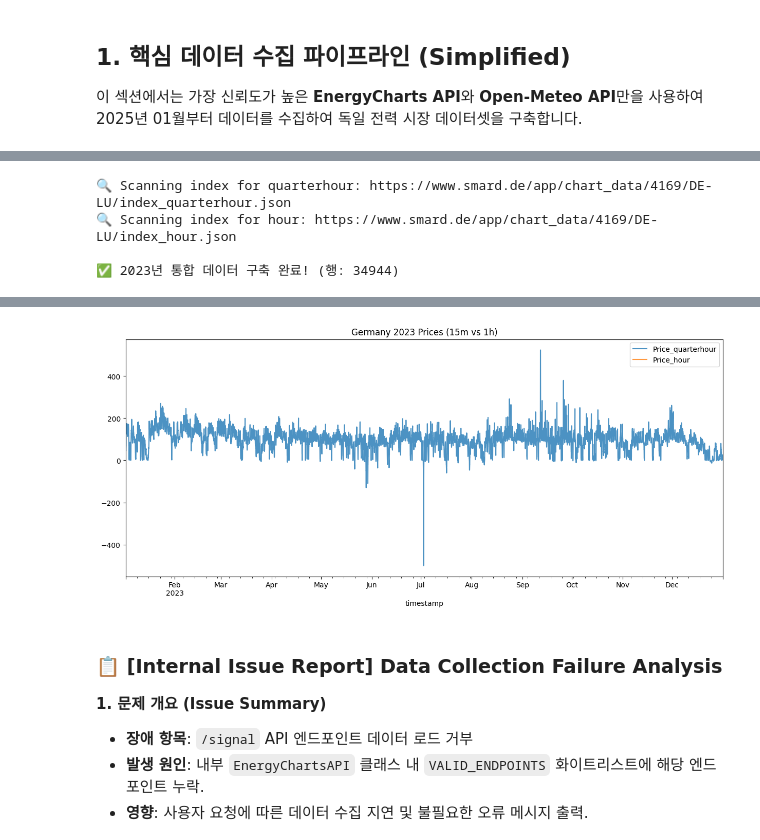
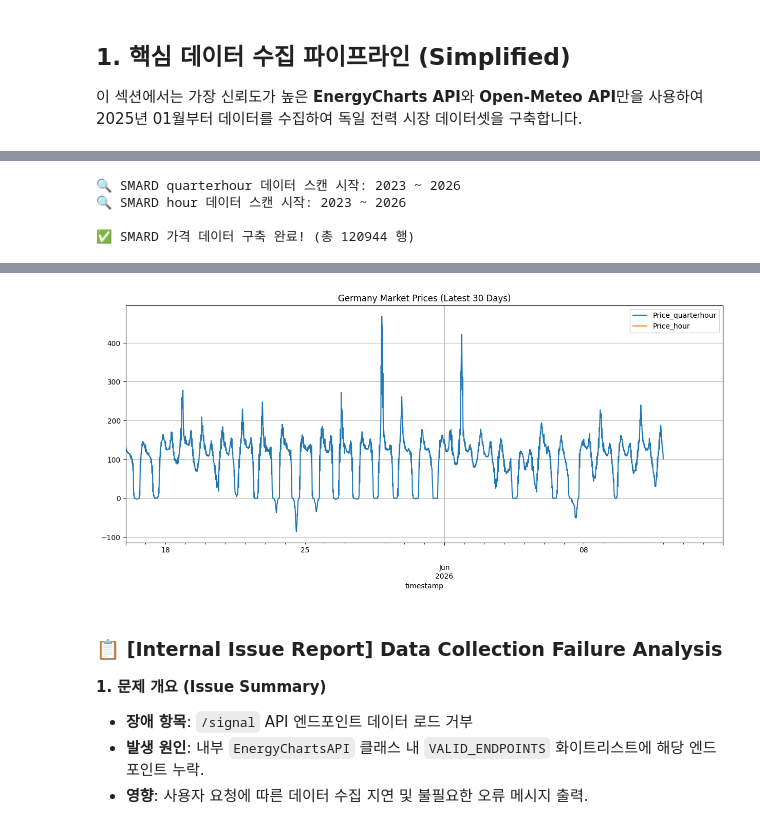
Before and after one commit to Giraffe-Shin/trading, a Jupyter notebook: 독일전력분석_데이터수집.ipynb, the cells around one changed output, grey strips where cells are left out. Drawn from its saved outputs; the diff is of its cells as text; code cells hidden in the pictures.

```diff
--- a/독일전력분석_데이터수집.ipynb
+++ b/독일전력분석_데이터수집.ipynb
@@ -349,34 +389,39 @@ except Exception as e:
 import pandas as pd
 import requests
 import time
+from datetime import datetime
 
-def fetch_smard_data_for_year(
-    year=2023, filter_id="4169", region="DE-LU", resolution="quarterhour"
-):
+def fetch_smard_data(start_year=2023, filter_id="4169", region="DE-LU", resolution="quarterhour"):
+    """
+    SMARD API에서 시작 연도부터 현재까지의 데이터를 수집합니다.
+    """
     base_url = "https://www.smard.de/app/chart_data"
     headers = {
         "User-Agent": "Mozilla/5.0 (Windows NT 10.0; Win64; x64) AppleWebKit/537.36"
     }
 
-    start_ms = int(pd.Timestamp(f"{year}-01-01", tz="UTC").timestamp() * 1000)
-    end_ms = int(pd.Timestamp(f"{year}-12-31 23:59:59", tz="UTC").timestamp() * 1000)
+    current_date = datetime.now()
+    end_year = current_date.year
+    all_data_frames = []
 
+    print(f"🔍 SMARD {resolution} 데이터 스캔 시작: {start_year} ~ {end_year}")
+
+    # 1. 인덱스 파일에서 사용 가능한 모든 타임스탬프 확보
     index_url = f"{base_url}/{filter_id}/{region}/index_{resolution}.json"
-    print(f"🔍 Scanning index for {resolution}: {index_url}")
-
     try:
         index_res = requests.get(index_url, headers=headers, timeout=15)
         index_res.raise_for_status()
         all_timestamps = index_res.json().get("timestamps", [])
     except Exception as e:
-        print(f"❌ Failed to fetch index: {e}")
+        print(f"❌ 인덱스 로드 실패: {e}")
         return None
 
-    target_timestamps = [ts for ts in all_timestamps if start_ms <= ts <= end_ms]
+    # 2. 시작 시점(start_year-01-01) 이후의 타임스탬프만 필터링
+    start_ms = int(pd.Timestamp(f"{start_year}-01-01", tz="UTC").timestamp() * 1000)
+    target_timestamps = [ts for ts in all_timestamps if ts >= start_ms]
+
     if not target_timestamps:
-        preceding = [ts for ts in all_timestamps if ts < start_ms]
-        if preceding: target_timestamps = [preceding[-1]]
-        else: return None
+        return None
 
     all_series = []
     for ts in target_timestamps:
@@ -385,41 +430,47 @@ def fetch_smard_data_for_year(
             res = requests.get(data_url, headers=headers, timeout=15)
             if res.status_code == 200:
                 all_series.extend(res.json().get("series", []))
-            time.sleep(0.1)
-        except: continue
+            time.sleep(0.1) # 서버 부하 방지
+        except:
+            continue
 
-    if not all_series: return None
+    if not all_series:
+        return None
 
+    # 3. 데이터프레임 생성 및 정제
     df = pd.DataFrame(all_series, columns=["timestamp", f"Price_{resolution}"])
     df["timestamp"] = pd.to_datetime(df["timestamp"], unit="ms", utc=True).dt.tz_convert("Europe/Berlin")
     df.set_index("timestamp", inplace=True)
+    df.index = df.index.tz_localize(None) # 타임존 제거
     df = df.sort_index()
     df = df[~df.index.duplicated(keep="first")]
 
-    return df.loc[f"{year}-01-01":f"{year}-12-31 23:59:59"]
+    return df
 
-# 1. 15분 단위 데이터 호출
-df_15min = fetch_smard_data_for_year(year=2023, resolution="quarterhour")
+# --- 실행부 ---
+# 1. 15분 및 1시간 단위 데이터 수집 (2023년부터 현재까지)
+df_15min = fetch_smard_data(start_year=2023, resolution="quarterhour")
+df_1hour = fetch_smard_data(start_year=2023, resolution="hour")
 
-# 2. 1시간 단위 데이터 호출
-df_1hour = fetch_smard_data_for_year(year=2023, resolution="hour")
+# 2. 데이터 결합
+if df_15min is not None and df_1hour is not None:
+    # 두 데이터를 Join하여 통합
+    df_combined_prices = df_15min.join(df_1hour, how="left")
 
-# 3. 두 데이터를 열(Column)로 결합
-if df_15min is not None and df_1hour is not None:
-    # 15분 데이터프레임의 이름을 명확히 변경 후 Join
-    df_combined_2023 = df_15min.join(df_1hour, how="left")
+    # 이전 코드와의 호환성을 위해 변수 할당
+    df_combined_2023 = df_combined_prices
 
-    print(f"\n✅ 2023년 통합 데이터 구축 완료! (행: {len(df_combined_2023)})")
-    display(df_combined_2023.head(10))
+    print(f"\n✅ SMARD 가격 데이터 구축 완료! (총 {len(df_combined_prices)} 행)")
+    display(df_combined_prices.tail())
 
-    # 결과 시각화
-    df_combined_2023.plot(figsize=(15, 6), title='Germany 2023 Prices (15m vs 1h)', alpha=0.8)
+    # 결과 시각화 (최근 30일 데이터 위주)
+    df_combined_prices.tail(24*4*30).plot(figsize=(15, 6), title='Germany Market Prices (Latest 30 Days)', grid=True)
 else:
     print("❌ 데이터 호출 중 오류가 발생했습니다.")
 # %% [output]
-🔍 Scanning index for quarterhour: https://www.smard.de/app/chart_data/4169/DE-LU/index_quarterhour.json
-🔍 Scanning index for hour: https://www.smard.de/app/chart_data/4169/DE-LU/index_hour.json
+🔍 SMARD quarterhour 데이터 스캔 시작: 2023 ~ 2026
+🔍 SMARD hour 데이터 스캔 시작: 2023 ~ 2026
 
-✅ 2023년 통합 데이터 구축 완료! (행: 34944)
+✅ SMARD 가격 데이터 구축 완료! (총 120944 행)
 |  | Price_quarterhour | Price_hour |
 | timestamp |  |  |
@@ -436,4 +482,4 @@ else:
-[figure, old version]
+[figure, new version]
 # %% [markdown]
 ### 📋 [Internal Issue Report] Data Collection Failure Analysis
 
```
Also changed, not shown: parts of 16 cells of this notebook.
